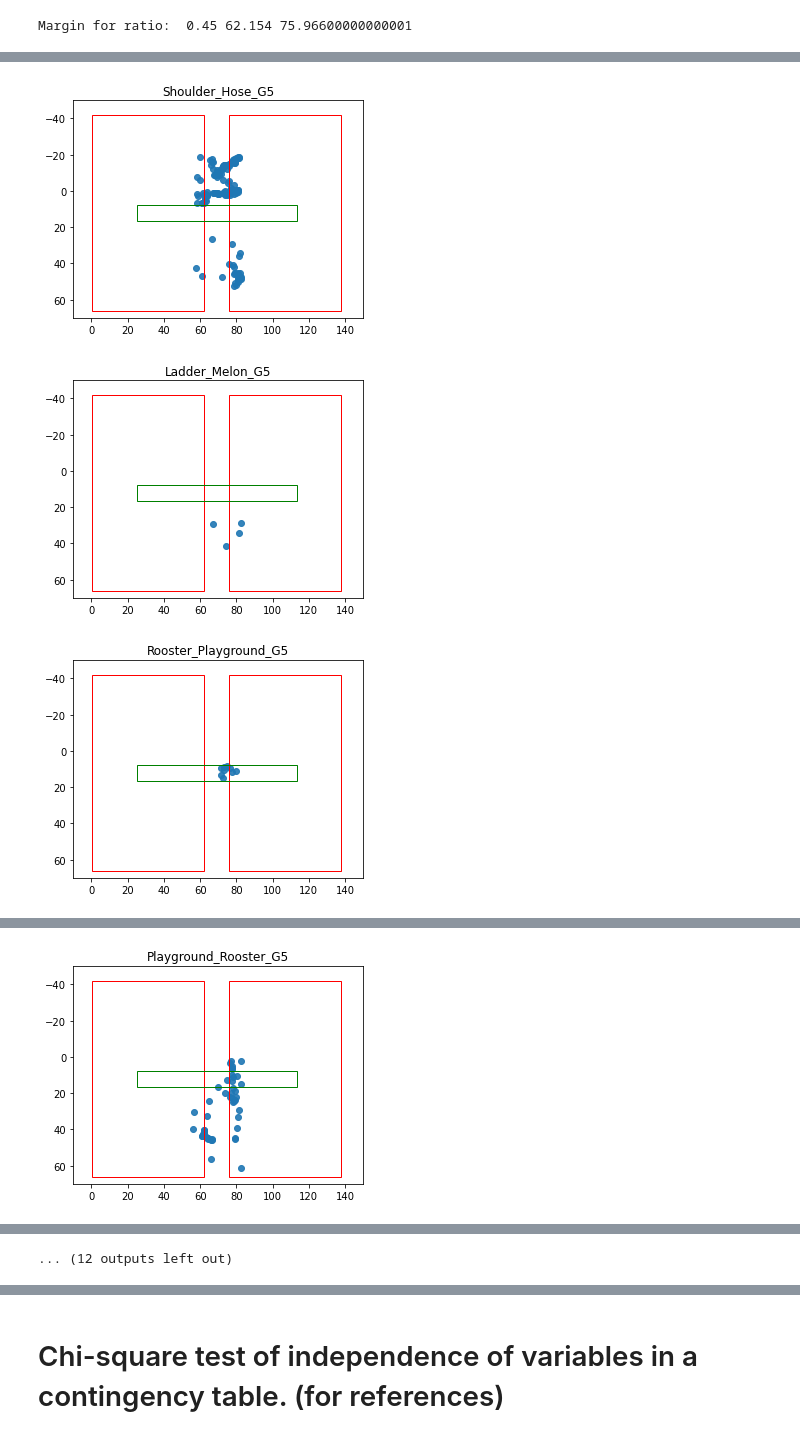
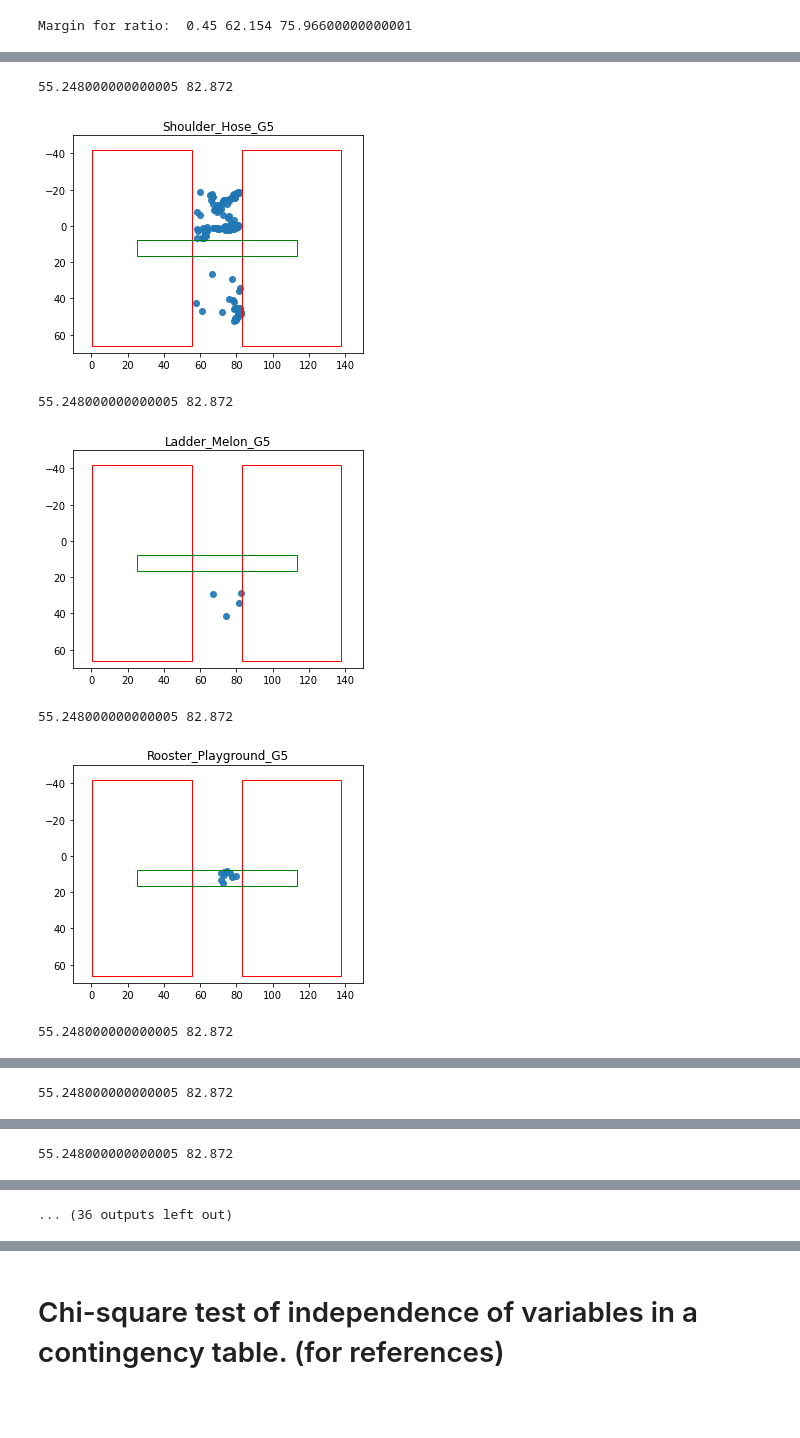
Before and after one commit to tianchu-shu/NWMSS, a Jupyter notebook: gaze.ipynb, the cells around one changed output, grey strips where cells are left out. Drawn from its saved outputs; the diff is of its cells as text; code cells hidden in the pictures; blank space fills up the shorter version.

Commit message:
fixed the counts and plots

```diff
--- a/gaze.ipynb
+++ b/gaze.ipynb
@@ -330,7 +373,7 @@ def OnScreen(row, ss, ratio):
 # %%
 #json file
 
-def ReProcess(df, ss, ratio):
+def ReProcess(data, ss, ratio):
     '''
     Input:
         df: the json file read to a pandas dataframe
@@ -342,19 +385,23 @@ def ReProcess(df, ss, ratio):
          items: a list of the name of the N items
     '''
     #Finding the index for presentLiveItem and completeLiveItem to subset the pieces we need for analysis
-    begin =list(df[df['eventName'].str.contains('presentedLiveItem')].index)
-    end = list(df[df['eventName'].str.contains('completedLiveItem')].index)
+    df = data.copy()
+
     df['NewLocation'] = df.apply( lambda row : Location(row, ss, ratio), axis = 1)
     df['NewOnScreen'] = df.apply( lambda row : OnScreen(row, ss, ratio), axis = 1)
-    df['item'] = None
+    item_index = []
 
     new = pd.DataFrame(columns=('L', 'R','onScreenAway','offScreenAway'))
     items =[]
     for i in range(len(end)):
         sub = df.iloc[begin[i]+1:end[i]]
-        df.iloc[begin[i]+1:end[i], 95] = i
         items.extend(sub.itemID.dropna().unique())
-        #sub = sub[['gazeLocationName', 'gazeLocationOnScreen','lookAtPointX','lookAtPointY']].dropna()
+
+        lindex=sub[['gazeLocationName', 'gazeLocationOnScreen','lookAtPointX','lookAtPointY']].dropna().index
+        sub = sub.loc[lindex]
+        item_index.append(lindex)
+
+
         a, b, c = sub.NewLocation.value_counts()[['left','right','away']].round(4)
         if len(sub[sub['NewLocation'] == 'away'].NewOnScreen.value_counts()) == 2:
             d,e = sub[sub['NewLocation'] == 'away'].NewOnScreen.value_counts()
@@ -363,7 +410,8 @@ def ReProcess(df, ss, ratio):
             e = 0
         new.loc[i] = [a, b ,d, e]
 
-    return new, items
+
+    return new, df, items, item_index
 # %%
 nss= Modify_screenSide(ss, 0.40)
 nss
@@ -374,4 +422,4 @@ Margin for ratio:  0.4 55.248000000000005 82.872
  'topSide': -42.12,
  'bottomSide': 66.38}
 # %%
-new40, items =ReProcess(df, nss, 0.4)
+new40, df40, items, index40 =ReProcess(df, nss, 0.4)
@@ -382,7 +434,7 @@ new425, items =ReProcess(df, nss45, 0.425)
 Margin for ratio:  0.425 58.701 79.419
 # %%
 nss45= Modify_screenSide(ss, 0.45)
-new45, items =ReProcess(df, nss45, 0.45)
+new45, df45, items, index45 =ReProcess(df, nss45, 0.45)
 # %% [output]
 Margin for ratio:  0.45 62.154 75.96600000000001
 # %%
@@ -455,9 +509,14 @@ import matplotlib.patches as patches
 %matplotlib inline
 
 
-def plot_dots(df, title, ss, nss):
+def plot_dots(df, title, ss, nss, ratio=0.4):
+    leftM = (nss['rightSide']-nss['leftSide'])*ratio
+    rightM = (nss['rightSide']-nss['leftSide'])*(1-ratio)
+
+    print(leftM, rightM)
     width = ss['rightSide'] - ss['leftSide']
     height = ss['bottomSide'] - ss['topSide']
+
     w1= leftM- nss['leftSide']
     h1= nss['bottomSide']- nss['topSide']
 
@@ -465,12 +524,11 @@ def plot_dots(df, title, ss, nss):
     ax1 = fig1.add_subplot(111, aspect='equal')
 
     ax1.scatter(
-    x=df.lookAtPointX, y=df.lookAtPointY, marker='o',alpha=0.9)
+    x=df.lookAtPointX, y=df.lookAtPointY,alpha=0.9)
 
-    ax1.add_patch(patches.Rectangle((nss['leftSide'], nss['topSide']), w1, h1,color='red',
-        fill=False))
-    ax1.add_patch(patches.Rectangle(( rightM, nss['topSide']), w1, h1,color='red',
-        fill=False))
+    ax1.add_patch(patches.Rectangle((nss['leftSide'], nss['topSide']), w1, h1,color='red',fill=False))
+    ax1.add_patch(patches.Rectangle(( rightM, nss['topSide']), w1, h1,color='red',fill=False))
+
     ax1.add_patch( patches.Rectangle((ss['leftSide'], ss['topSide']), width, height, color='green', fill=False))
     plt.title(title)
     plt.ylim((70,-50))
@@ -479,10 +564,14 @@ def plot_dots(df, title, ss, nss):
 # %%
 #40
-mni =df[(df['NewLocation'] == 'away') & (df['NewOnScreen']=='true')]
 for i in range(24):
-    sub =mni[mni['item']== i]
-    plot_dots(sub, items[i], ss, nss)
+    sub = df40.loc[index40[i]]
+    sub =sub[(sub['NewLocation'] == 'away') & (sub['NewOnScreen']=='true')]
+    plot_dots(sub, items[i], ss, nss, 0.4)
 # %% [output]
+55.248000000000005 82.872
-[figure, old version]
+[figure, new version]
+55.248000000000005 82.872
-[figure, old version]
+[figure, new version]
+55.248000000000005 82.872
-[figure, old version]
+[figure, new version]
+55.248000000000005 82.872
@@ -489,0 +579 @@ for i in range(24):
+55.248000000000005 82.872
@@ -490,0 +581 @@ for i in range(24):
+55.248000000000005 82.872
@@ -492 +582,0 @@ for i in range(24):
-[figure, removed]
@@ -498 +583 @@ for i in range(24):
-... (12 outputs left out)
+... (36 outputs left out)
```
Also changed, not shown: parts of 30 cells of this notebook.
